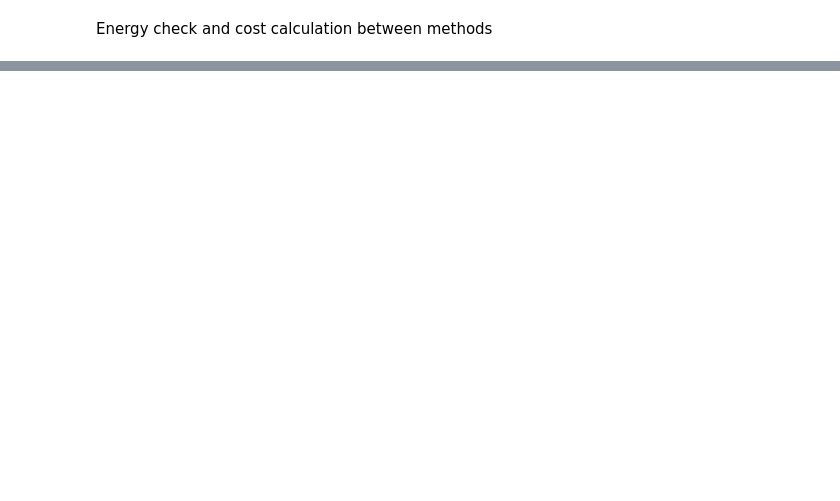
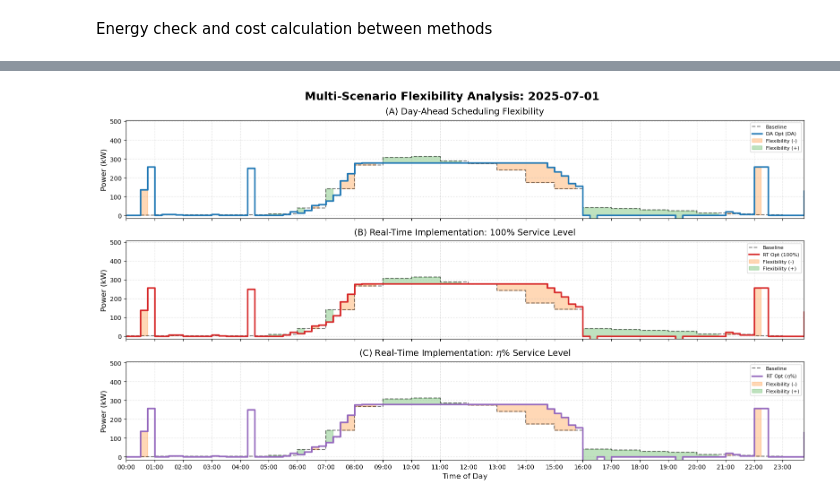
Before and after one commit to Yizhan-Gu/UpscaledEV, a Jupyter notebook: upscaledev_imp.ipynb, the cells around one changed output, grey strips where cells are left out. Cells and saved outputs as stored; diff of their text form; code cells hidden in the pictures; blank space fills up the shorter version.

```diff
--- a/upscaledev_imp.ipynb
+++ b/upscaledev_imp.ipynb
@@ -2777,0 +2718,82 @@ plt.close()
+# %%
+# Data for Flexibility Plot # TODO: different baseline plots, not all in one
+y_baseline_da = Solver_Outputs_DA['Baseline(kW)']
+y_baseline_100 = Solver_Outputs_RT_Base['Baseline(kW)']
+y_baseline_eta = Solver_Outputs_RT_Case1['Baseline(kW)']
+y_da_GI = Solver_Outputs_DA['P_GI']
+y_rt_GI_100 = Solver_Outputs_RT_Base['P_GI']
+y_rt_GI_eta = Solver_Outputs_RT_Case1['P_GI']
+y_da_EV = Solver_Outputs_DA['P_EV']
+y_rt_EV_100 = Solver_Outputs_RT_Base['P_EV']
+y_rt_EV_eta = Solver_Outputs_RT_Case1['P_EV']
+
+time_index = pd.to_datetime(TimeSeries_real[0])
+
+# --- Configuration ---
+c_base = 'black'
+c_da = palette[0]      # Blue
+c_100 = palette[3]     # Red
+c_eta = palette[4]     # Purple
+c_fill_up = palette[1] # Orange
+c_fill_down = palette[2] # Green
+
+legend_style = {
+    'loc': 'upper right',
+    'ncol': 1,
+    'fontsize': legend_fontsize,
+    'frameon': True,
+    'facecolor': 'white',
+    'framealpha': 0.8
+}
+
+# --- Plotting (3 Rows, 1 Column) ---
+fig, axs = plt.subplots(3, 1, figsize=(16, 9), sharex=True, sharey=True)
+# Add a Super-Title with the Date Info
+fig.suptitle(f"Multi-Scenario Flexibility Analysis: {H_Start_RT.strftime('%Y-%m-%d')}",
+             fontsize=title_fontsize + 4, fontweight='bold', y=0.98)
+
+def finalize_subplot(ax, title):
+    ax.set_title(title, fontsize=title_fontsize, pad=10)
+    ax.set_ylabel("Power (kW)", fontsize=label_fontsize)
+    ax.grid(True, linestyle=':', alpha=0.6)
+    ax.set_xlim(time_index[0], time_index[-1])
+    ax.set_ylim(ymin, ymax_pw)
+    ax.xaxis.set_major_locator(mdates.HourLocator(interval=1))
+    ax.xaxis.set_major_formatter(mdates.DateFormatter('%H:%M'))
+
+def plot_flex_interaction(ax, y_base, y_gi, label_gi, color_gi):
+    # Baseline
+    ax.step(time_index, y_base, color=c_base, linestyle='--', alpha=0.5, label='Baseline', where='post')
+    # Grid Impact (GI)
+    ax.step(time_index, y_gi, color=color_gi, linewidth=2.5, label=label_gi, where='post')
+
+    # Shade Flexibility Areas
+    ax.fill_between(time_index, y_base, y_gi, where=(y_gi >= y_base),
+                    step='post', color=c_fill_up, alpha=0.3, label='Flexibility (-)')
+    ax.fill_between(time_index, y_base, y_gi, where=(y_gi < y_base),
+                    step='post', color=c_fill_down, alpha=0.3, label='Flexibility (+)')
+
+# --- Subplot 1: DA Planning ---
+plot_flex_interaction(axs[0], y_baseline_da, y_da_GI, 'DA Opt (DA)', c_da)
+finalize_subplot(axs[0], "(A) Day-Ahead Scheduling Flexibility")
+axs[0].legend(**legend_style)
+# --- Subplot 2: RT 100% ---
+plot_flex_interaction(axs[1], y_baseline_100, y_rt_GI_100, 'RT Opt (100%)', c_100)
+finalize_subplot(axs[1], "(B) Real-Time Implementation: 100% Service Level")
+axs[1].legend(**legend_style)
+# --- Subplot 3: RT eta% ---
+plot_flex_interaction(axs[2], y_baseline_eta, y_rt_GI_eta, r'RT Opt ($\eta$%)', c_eta)
+finalize_subplot(axs[2], r"(C) Real-Time Implementation: $\eta$% Service Level")
+axs[2].legend(**legend_style)
+# --- Final X-axis Labeling ---
+axs[2].set_xlabel("Time of Day", fontsize=label_fontsize)
+plt.setp(axs[2].get_xticklabels(), rotation=0) # Keep horizontal for clarity if space allows
+
+# Save Figure
+path = 'Results/Plots/Imp_Flexibility/'+H_Start_RT.strftime("%Y")+'_'+Fc_SessionkWh+'_'+Fc_NumbEV+'_'+Fc_AtArrival + '/'
+os.makedirs(path, exist_ok=True)
+plt.tight_layout()
+plt.savefig(path + H_Start_RT.strftime("%Y%m%d") + '_Implemented_Flex.png', bbox_inches='tight', facecolor='white', dpi=300)
+plt.show()
+# %% [output]
+[figure, added]
```
Also changed, not shown: parts of 6 cells of this notebook, 54 other files.
